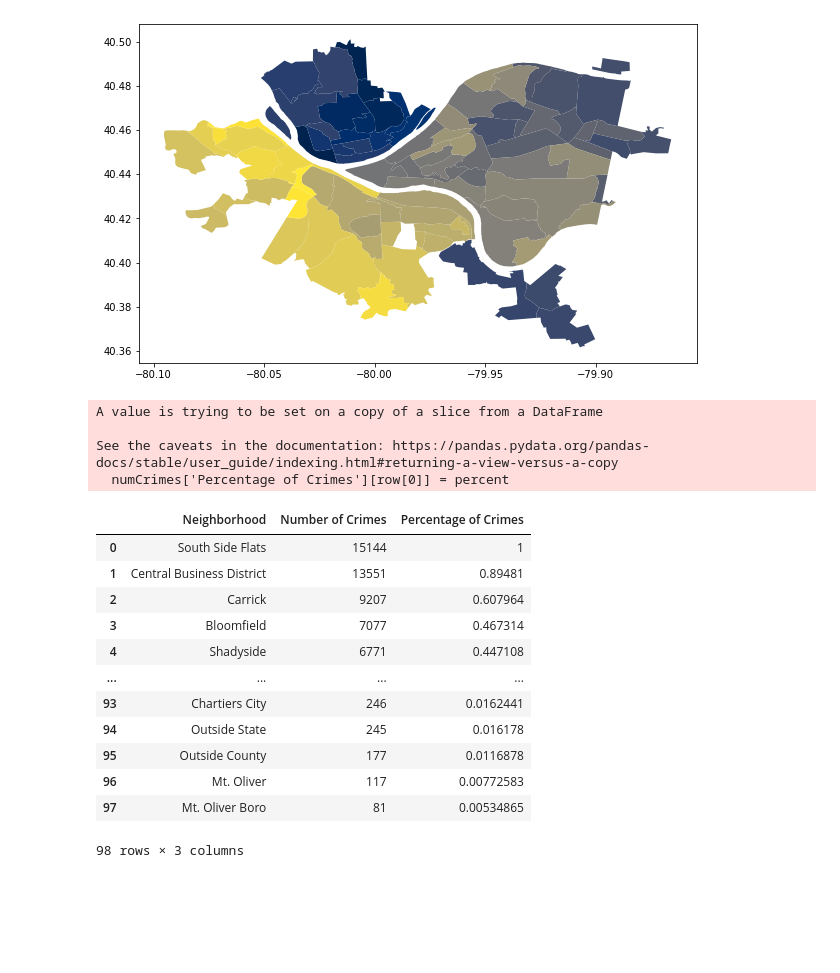
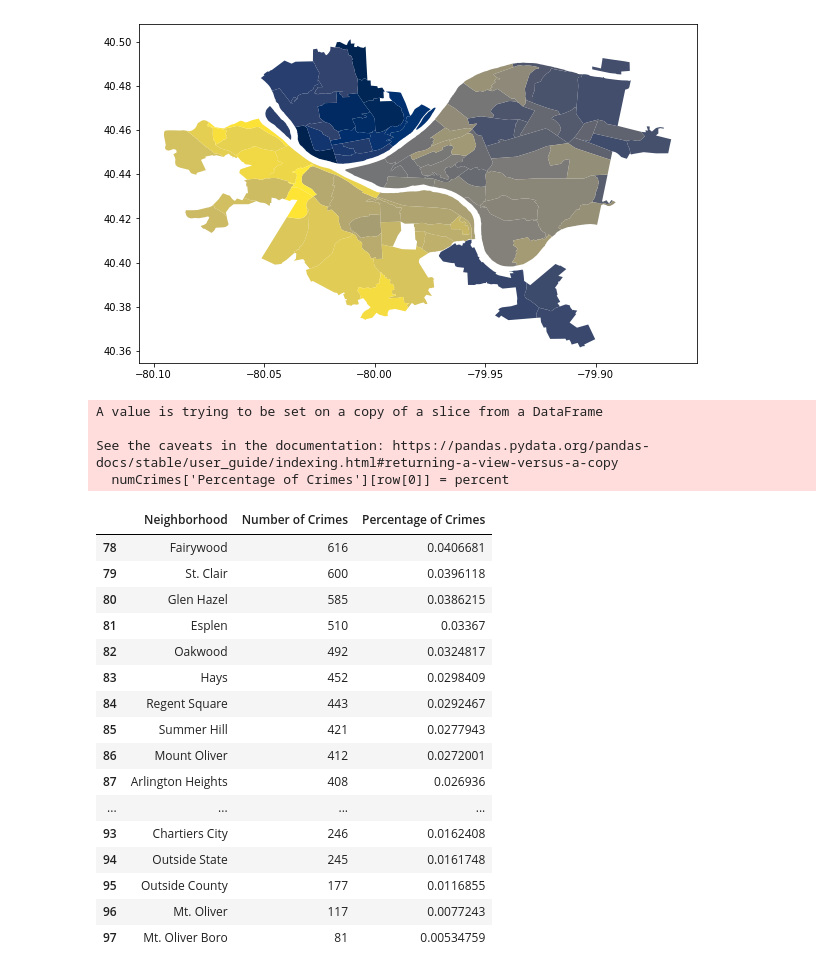
Before and after one commit to mark-sheffield/Final-Project, a Jupyter notebook: OwenProject.ipynb, the cells around one changed output. Drawn from its saved outputs; the diff is of its cells as text; code cells hidden in the pictures; blank space fills up the shorter version.

```diff
--- a/OwenProject.ipynb
+++ b/OwenProject.ipynb
@@ -35,32 +33,38 @@ neighborhoods.plot(figsize = (10,10), cmap = "cividis", legend = True)
 <matplotlib.axes._subplots.AxesSubplot at 0x...>
 [figure]
 # %%
-#creating the percentages of the crimes compared to the neighborhood with the most crime
-crimeMax = 15144
+#creating the percentages of the crimes compared to the neighborhood with the most crime (south side flats)
+crimeMax = 15147
 numCrimes["Percentage of Crimes"] = ""
 percent = 0.0
 for row in numCrimes.iterrows():
     percent = float(row[1][1])/crimeMax
     numCrimes['Percentage of Crimes'][row[0]] = percent
-numCrimes
+numCrimes.sort_values(by='Percentage of Crimes', ascending = True)
+numCrimes.tail(20)
+#these are the top 20 communities with the least number of crimes
 # %% [output]
 A value is trying to be set on a copy of a slice from a DataFrame
 
 See the caveats in the documentation: https://pandas.pydata.org/pandas-docs/stable/user_guide/indexing.html#returning-a-view-versus-a-copy
   numCrimes['Percentage of Crimes'][row[0]] = percent
 |  | Neighborhood | Number of Crimes | Percentage of Crimes |
-| 0 | South Side Flats | 15144 | 1 |
-| 1 | Central Business District | 13551 | 0.89481 |
-| 2 | Carrick | 9207 | 0.607964 |
-| 3 | Bloomfield | 7077 | 0.467314 |
-| 4 | Shadyside | 6771 | 0.447108 |
+| 78 | Fairywood | 616 | 0.0406681 |
+| 79 | St. Clair | 600 | 0.0396118 |
+| 80 | Glen Hazel | 585 | 0.0386215 |
+| 81 | Esplen | 510 | 0.03367 |
+| 82 | Oakwood | 492 | 0.0324817 |
+| 83 | Hays | 452 | 0.0298409 |
+| 84 | Regent Square | 443 | 0.0292467 |
+| 85 | Summer Hill | 421 | 0.0277943 |
+| 86 | Mount Oliver | 412 | 0.0272001 |
+| 87 | Arlington Heights | 408 | 0.026936 |
 | ... | ... | ... | ... |
-| 93 | Chartiers City | 246 | 0.0162441 |
-| 94 | Outside State | 245 | 0.016178 |
-| 95 | Outside County | 177 | 0.0116878 |
-| 96 | Mt. Oliver | 117 | 0.00772583 |
-| 97 | Mt. Oliver Boro | 81 | 0.00534865 |
+| 93 | Chartiers City | 246 | 0.0162408 |
+| 94 | Outside State | 245 | 0.0161748 |
+| 95 | Outside County | 177 | 0.0116855 |
+| 96 | Mt. Oliver | 117 | 0.0077243 |
+| 97 | Mt. Oliver Boro | 81 | 0.00534759 |
-98 rows × 3 columns
 # %%
 # merging the two lists
 neighborhoods = neighborhoods.rename(columns={"hood": "Neighborhood"})
```
Also changed, not shown: parts of 5 cells of this notebook, 1 other file.
